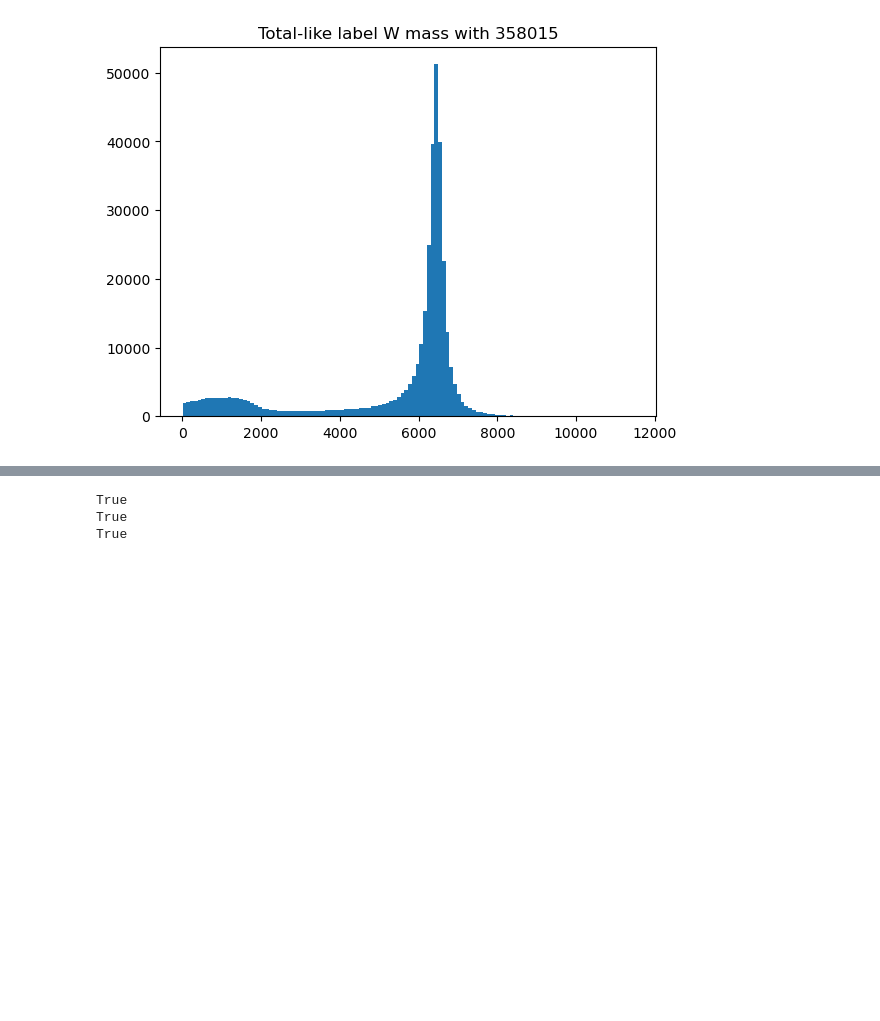
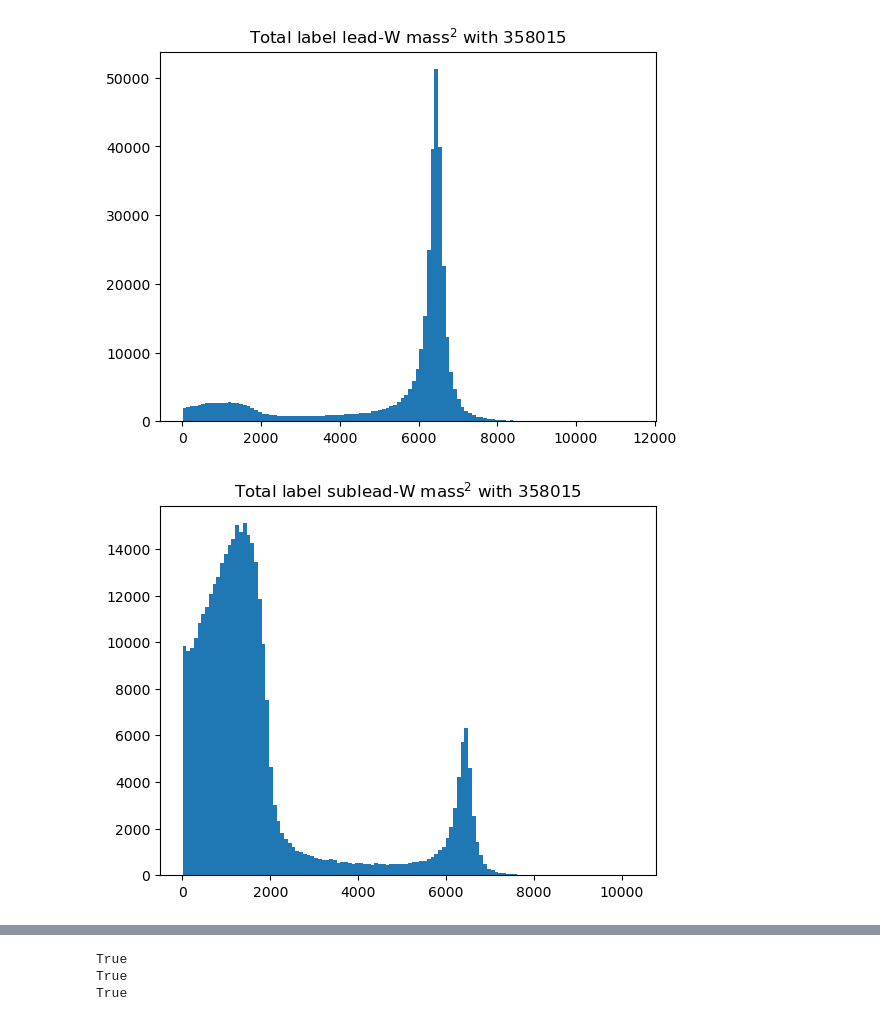
Before and after one commit to yygarypeng/Bell-INNs, a Jupyter notebook: 4th_trial/qe-analysis/qe_analysis.ipynb, the cells around one changed output, grey strips where cells are left out. Saved outputs shown, nothing was run; the diff lists cells and outputs as text; code cells hidden in the pictures; blank space fills up the shorter version.

```diff
--- a/4th_trial/qe-analysis/qe_analysis.ipynb
+++ b/4th_trial/qe-analysis/qe_analysis.ipynb
@@ -166,10 +173,15 @@ pred_w_sublead_p4 = np.vstack(
     [pred_w_sublead_px, pred_w_sublead_py, pred_w_sublead_pz, pred_w_sublead_energy]
 ).T
 # %%
-time_like = np.square(int_var_lead[:,0]) - np.sum(np.square(int_var_lead[:, 1:]), axis=1)
-plt.hist(time_like, bins=120, fill=True)
-plt.title(f"Total-like label W mass with {len(time_like)}")
+lead_time_like = np.square(int_var_lead[:,0]) - np.sum(np.square(int_var_lead[:, 1:]), axis=1)
+plt.hist(lead_time_like, bins=120, fill=True)
+plt.title(r"Total label lead-W mass$^{2}$ with " + f"{len(lead_time_like)}")
 plt.show()
+sublead_time_like = np.square(int_var_sublead[:,0]) - np.sum(np.square(int_var_sublead[:, 1:]), axis=1)
+plt.hist(sublead_time_like, bins=120, fill=True)
+plt.title(r"Total label sublead-W mass$^{2}$ with " + f"{len(sublead_time_like)}")
+plt.show()
 # %% [output]
-[figure, old version]
+[figure, new version]
+[figure, added]
 # %%
```
Also changed, not shown: parts of 10 cells of this notebook, 1 other file.
